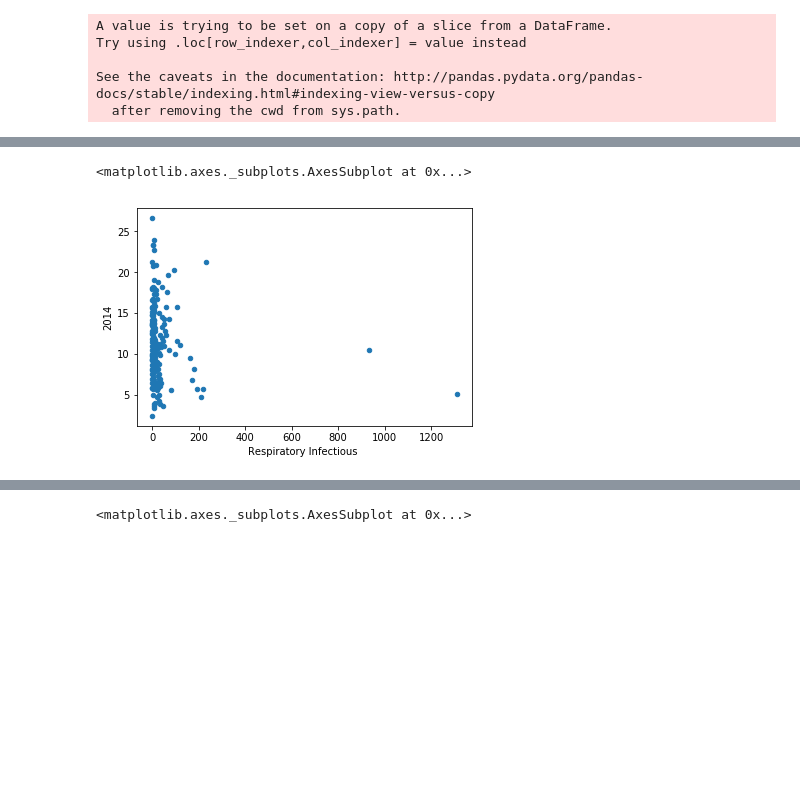
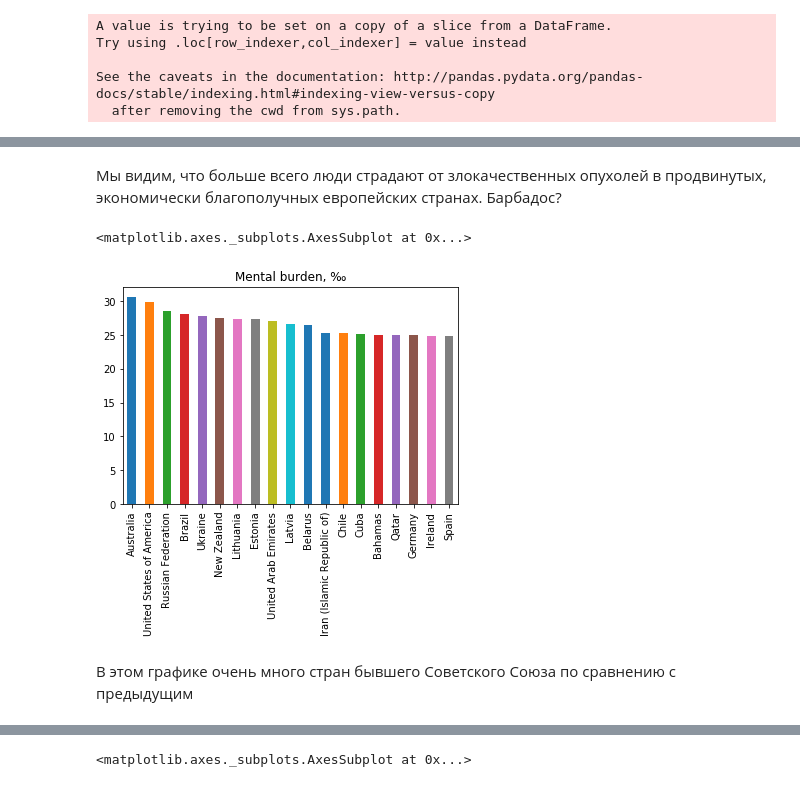
Before and after one commit to Derrior/data-journalism, a Jupyter notebook: data-crawling/who-data.ipynb, the cells around one changed output, grey strips where cells are left out. Saved outputs shown, nothing was run; the diff lists cells and outputs as text; code cells hidden in the pictures; blank space fills up the shorter version.

```diff
--- a/data-crawling/who-data.ipynb
+++ b/data-crawling/who-data.ipynb
@@ -139,2 +96,13 @@ Intentional injuries
+# %% [markdown]
+Мы видим, что больше всего люди страдают от злокачественных опухолей в продвинутых, экономически благополучных европейских странах. Барбадос?
+# %%
+mental_disorders = basic.sort_values(by="Mental and substance use disorders r", ascending = False)
+max_relative_mental_burden = mental_disorders.iloc[1:20] #first is sex (garbage)
+max_relative_mental_burden.plot.bar(by = "", y="Mental and substance use disorders r", legend=False, title="Mental burden, ‰")
+# %% [output]
+<matplotlib.axes._subplots.AxesSubplot at 0x...>
+[figure, added]
+# %% [markdown]
+В этом графике очень много стран бывшего Советского Союза по сравнению с предыдущим
 # %%
 burden_and_expenditure = (basic.transpose().append(health_exp["2014"])).transpose()
@@ -146,5 +109,0 @@ for i in burden_and_expenditure.columns:
-# %%
-burden_and_expenditure.plot.scatter(x="Respiratory Infectious ", y='2014')
-# %% [output]
-<matplotlib.axes._subplots.AxesSubplot at 0x...>
-[figure, removed]
```
Also changed, not shown: parts of 15 cells of this notebook.
